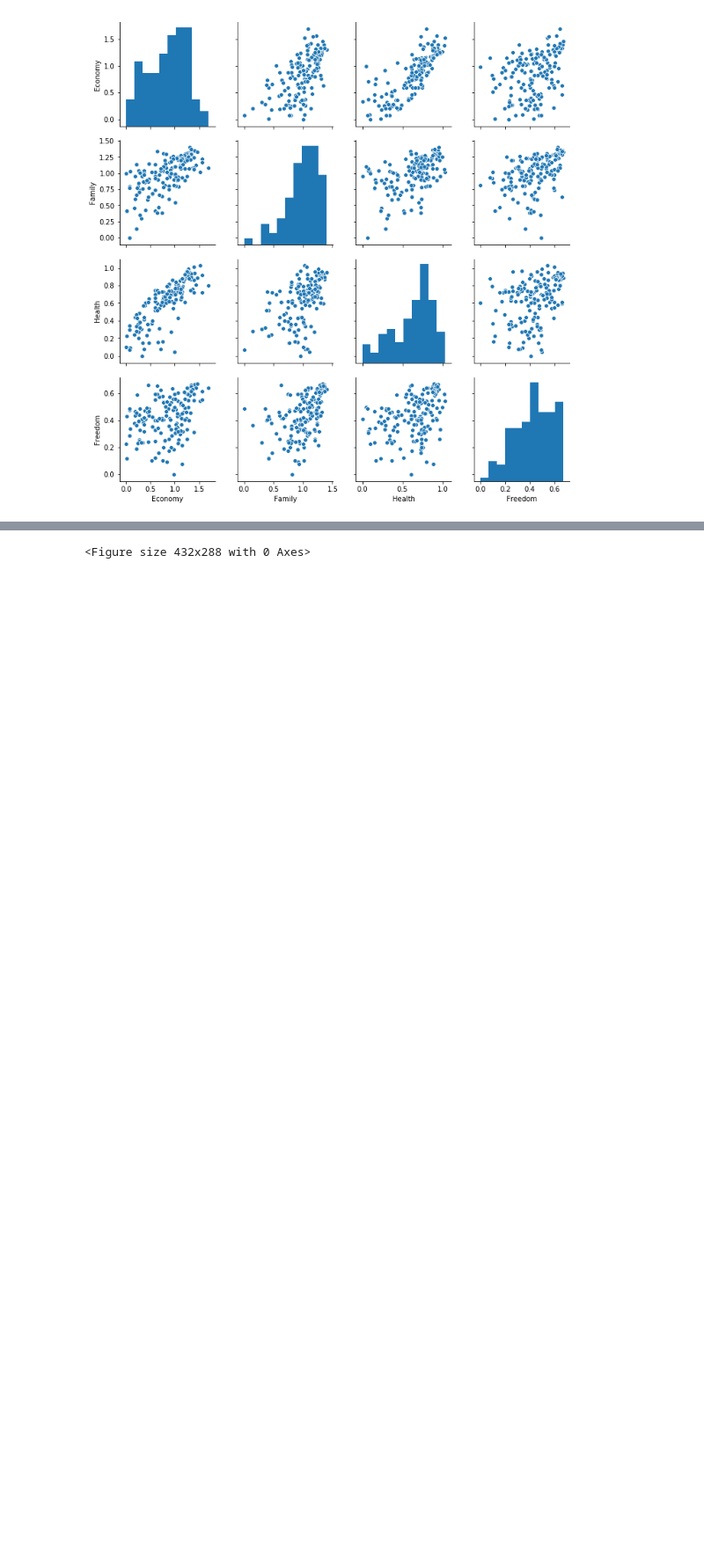
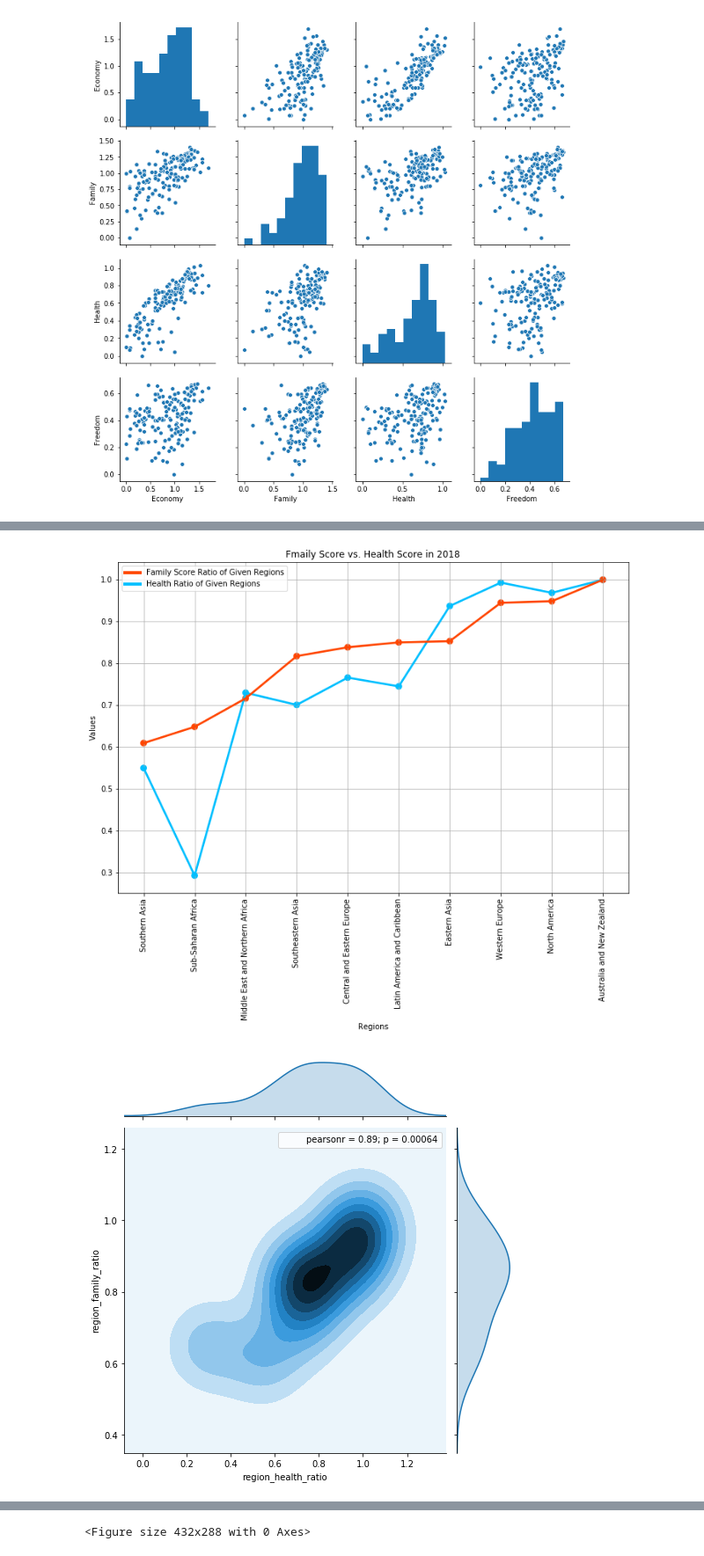
Before and after one commit to LingyiC/A-Cross-world-Happiness-Study-and-Website-Deploy, a Jupyter notebook: Analyzation/Basic_viusalization.ipynb, the cells around one changed output, grey strips where cells are left out. Shown at 88% size. Drawn from its saved outputs; the diff is of its cells as text; code cells hidden in the pictures; blank space fills up the shorter version.

```diff
--- a/Analyzation/Basic_viusalization.ipynb
+++ b/Analyzation/Basic_viusalization.ipynb
@@ -383,0 +570,5 @@ ratio_plot(data_2016)
+# %%
+health_family_ratio_plot(data_2018)
+# %% [output]
+[figure, added]
+[figure, added]
```
Also changed, not shown: parts of 10 cells of this notebook.
